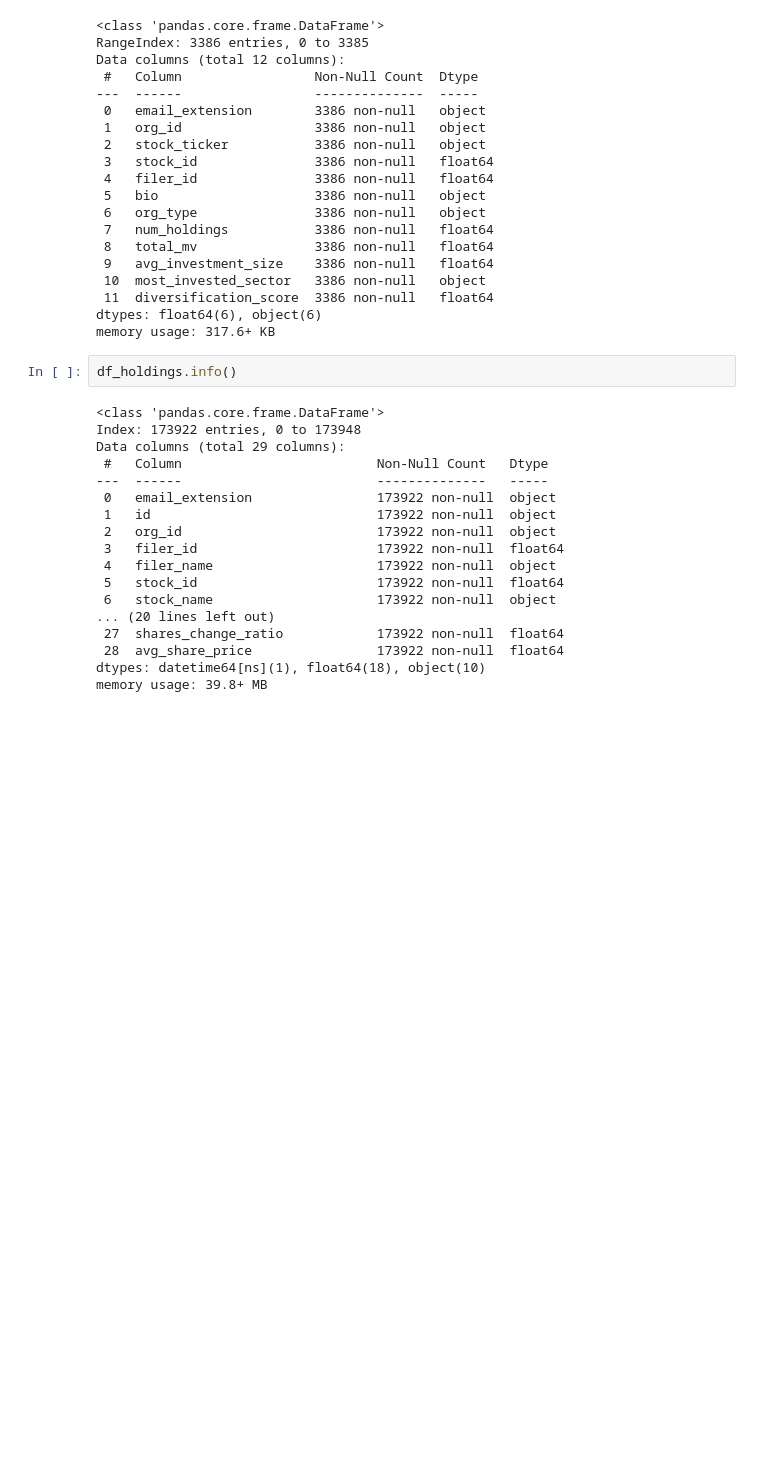
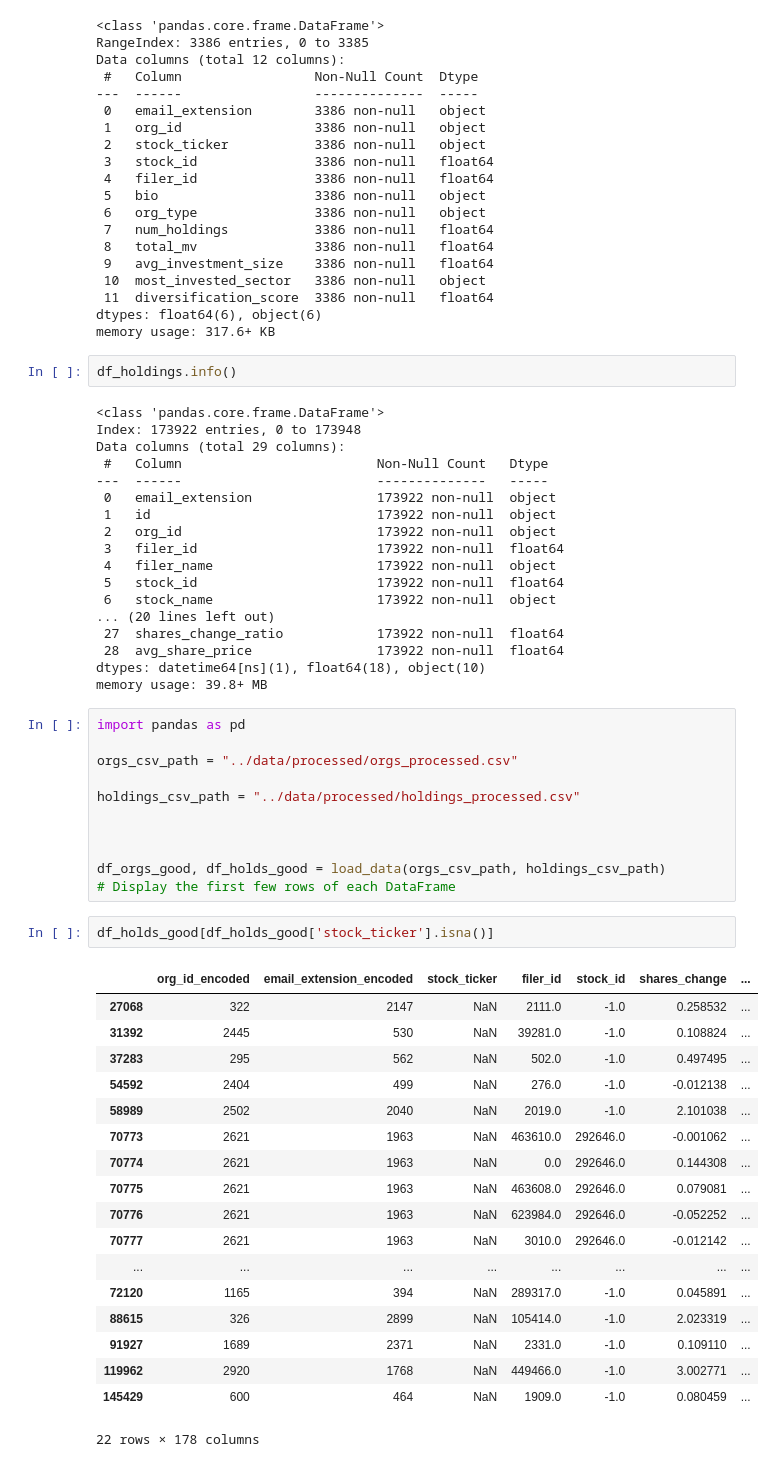
Before and after one commit to gcalbertini/axl, a Jupyter notebook: guilherme/notebooks/eda.ipynb, the cells around one changed output. Saved outputs shown, nothing was run; the diff lists cells and outputs as text; blank space fills up the shorter version.

```diff
--- a/guilherme/notebooks/eda.ipynb
+++ b/guilherme/notebooks/eda.ipynb
@@ -285,3 +316,35 @@ Data columns (total 29 columns):
  28  avg_share_price                173922 non-null  float64
 dtypes: datetime64[ns](1), float64(18), object(10)
 memory usage: 39.8+ MB
+# %%
+import pandas as pd
+
+orgs_csv_path = "../data/processed/orgs_processed.csv"
+
+holdings_csv_path = "../data/processed/holdings_processed.csv"
+
+
+
+df_orgs_good, df_holds_good = load_data(orgs_csv_path, holdings_csv_path)
+# Display the first few rows of each DataFrame
+# %%
+df_holds_good[df_holds_good['stock_ticker'].isna()]
+# %% [output]
+|  | org_id_encoded | email_extension_encoded | stock_ticker | filer_id | stock_id | shares_change | ... |
+| 27068 | 322 | 2147 | NaN | 2111.0 | -1.0 | 0.258532 | ... |
+| 31392 | 2445 | 530 | NaN | 39281.0 | -1.0 | 0.108824 | ... |
+| 37283 | 295 | 562 | NaN | 502.0 | -1.0 | 0.497495 | ... |
+| 54592 | 2404 | 499 | NaN | 276.0 | -1.0 | -0.012138 | ... |
+| 58989 | 2502 | 2040 | NaN | 2019.0 | -1.0 | 2.101038 | ... |
+| 70773 | 2621 | 1963 | NaN | 463610.0 | 292646.0 | -0.001062 | ... |
+| 70774 | 2621 | 1963 | NaN | 0.0 | 292646.0 | 0.144308 | ... |
+| 70775 | 2621 | 1963 | NaN | 463608.0 | 292646.0 | 0.079081 | ... |
+| 70776 | 2621 | 1963 | NaN | 623984.0 | 292646.0 | -0.052252 | ... |
+| 70777 | 2621 | 1963 | NaN | 3010.0 | 292646.0 | -0.012142 | ... |
+| ... | ... | ... | ... | ... | ... | ... | ... |
+| 72120 | 1165 | 394 | NaN | 289317.0 | -1.0 | 0.045891 | ... |
+| 88615 | 326 | 2899 | NaN | 105414.0 | -1.0 | 2.023319 | ... |
+| 91927 | 1689 | 2371 | NaN | 2331.0 | -1.0 | 0.109110 | ... |
+| 119962 | 2920 | 1768 | NaN | 449466.0 | -1.0 | 3.002771 | ... |
+| 145429 | 600 | 464 | NaN | 1909.0 | -1.0 | 0.080459 | ... |
+22 rows × 178 columns
```
Also changed, not shown: parts of 6 cells of this notebook, 13 other files.
